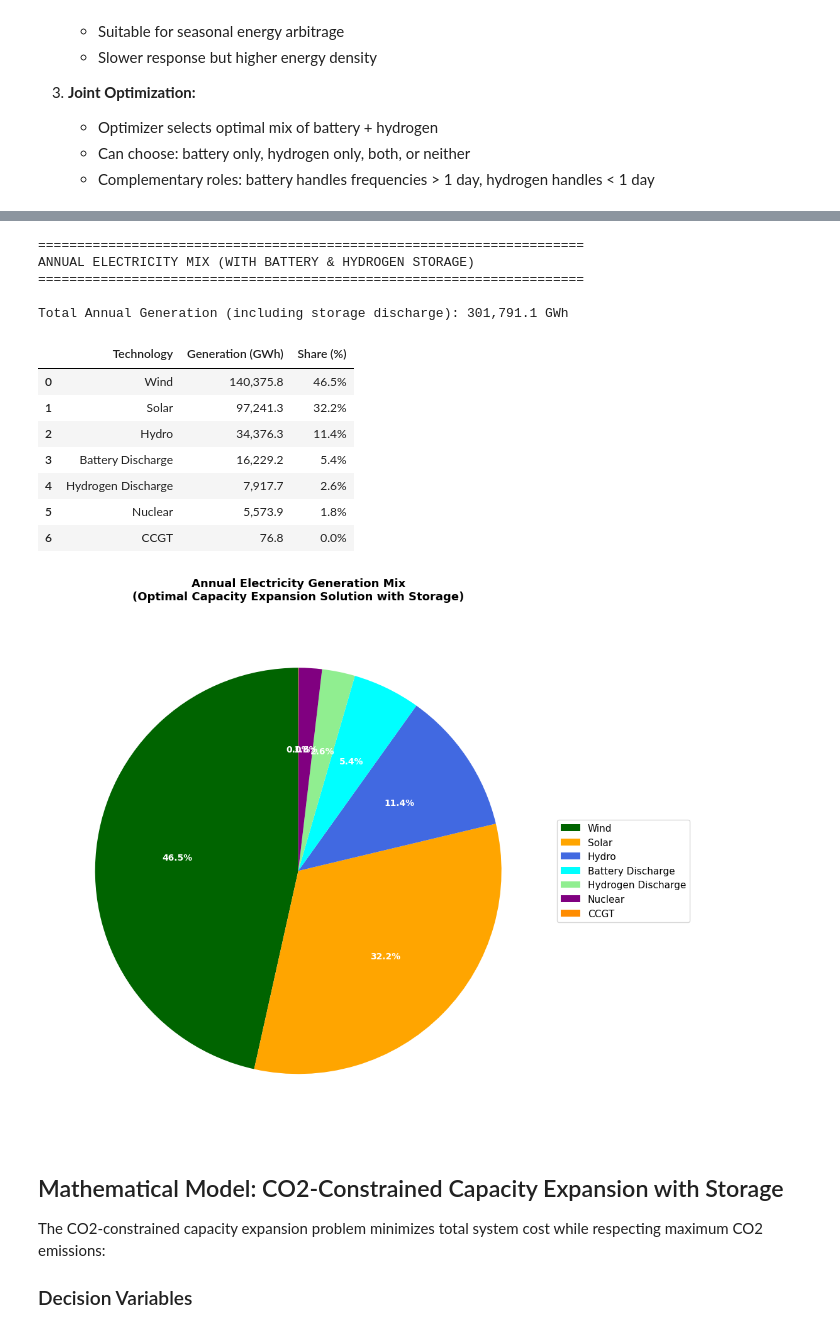
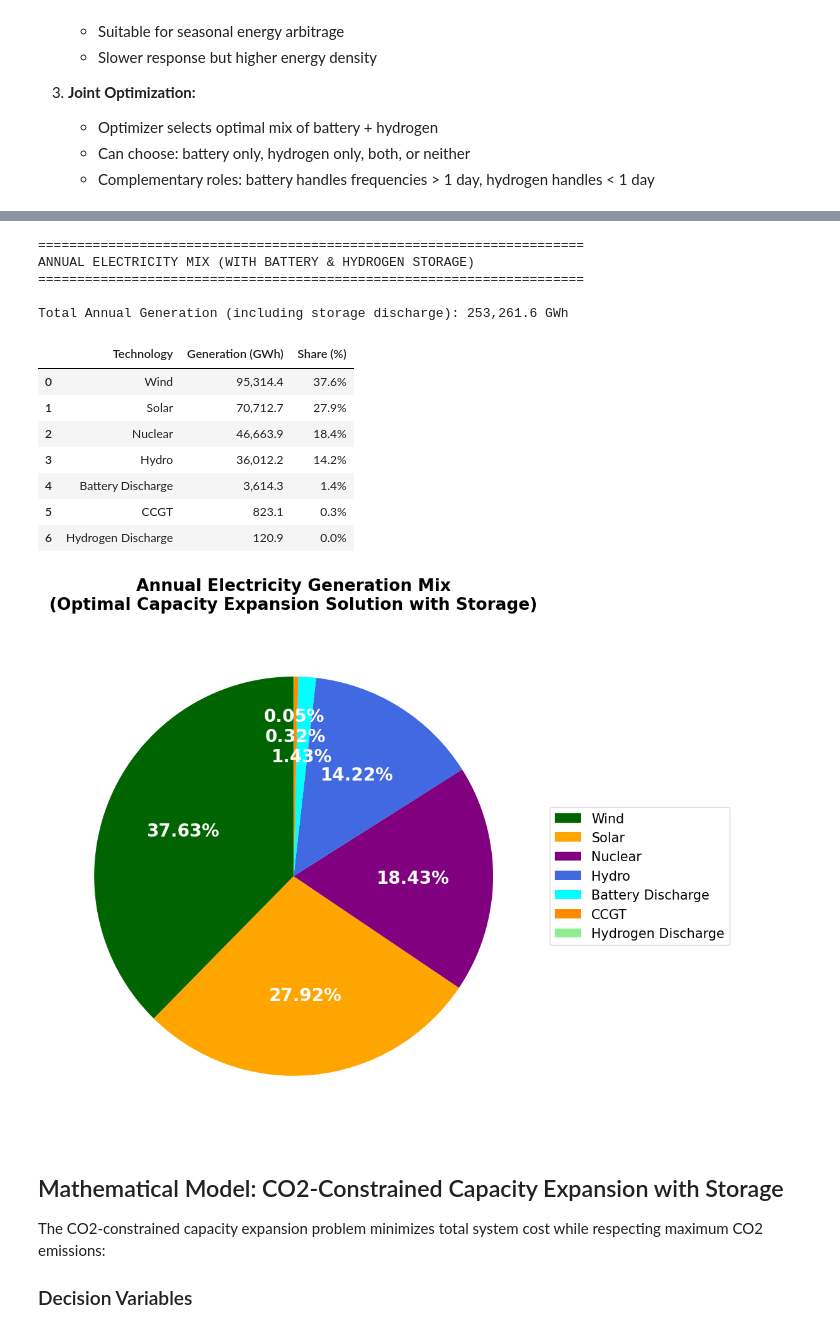
Before and after one commit to ccanoyrac/Integrated-energy-grids-Assignment, a Jupyter notebook: IEG_1_Single_country.ipynb, the cells around one changed output, grey strips where cells are left out. Saved outputs shown, nothing was run; the diff lists cells and outputs as text; code cells hidden in the pictures.

```diff
--- a/IEG_1_Single_country.ipynb
+++ b/IEG_1_Single_country.ipynb
@@ -642,12 +644,12 @@ for tech in ['Wind', 'Solar', 'Hydro', 'CCGT', 'Coal', 'Nuclear']:
 
 # === Apply capacity constraints ===
 # Limit solar and wind to 50 GW
-solar_cap_limit = 75000  # 50 GW in MW
-wind_cap_limit = 75000   # 50 GW in MW
+solar_cap_limit = 50000  # 50 GW in MW
+wind_cap_limit = 50000   # 50 GW in MW
 tech_params_opt['Solar']['max_cap'] = solar_cap_limit
 tech_params_opt['Wind']['max_cap'] = wind_cap_limit
-print(f"\nSolar capacity constraint: max = {solar_cap_limit:,.0f} MW (75 GW)")
-print(f"Wind capacity constraint: max = {wind_cap_limit:,.0f} MW (75 GW)")
+print(f"\nSolar capacity constraint: max = {solar_cap_limit:,.0f} MW (50 GW)")
+print(f"Wind capacity constraint: max = {wind_cap_limit:,.0f} MW (50 GW)")
 
 # Limit hydro to the baseline capacity used in p.u. calculations
 tech_params_opt['Hydro']['max_cap'] = hydro_cap
@@ -1649,46 +1680,66 @@ fig, ax = plt.subplots(figsize=(12, 9))
 # Sort by generation for better visualization
 sorted_techs_storage = sorted(annual_generation_storage_nonzero.keys(), key=lambda t: annual_generation_storage_nonzero[t], reverse=True)
 gen_values_storage = [annual_generation_storage_nonzero[tech] / 1000 for tech in sorted_techs_storage]  # Convert to GWh
 
 # Define color map with updated colors for Battery and Hydro
 color_map_updated = color_map.copy()
 color_map_updated['Battery Discharge'] = 'cyan'
 color_map_updated['Hydrogen Discharge'] = 'lightgreen'
 colors_pie_storage = [color_map_updated.get(tech, 'gray') for tech in sorted_techs_storage]
 
 # Create pie chart with better label positioning
-wedges, texts, autotexts = ax.pie(gen_values_storage, labels=None, autopct='%1.1f%%',
+wedges, texts, autotexts = ax.pie(gen_values_storage, labels=None, autopct='%1.2f%%',
                                      colors=colors_pie_storage, startangle=90, textprops={'fontsize': 10})
 
 # Add legend with positioned labels to avoid overlap
-ax.legend(sorted_techs_storage, loc='center left', bbox_to_anchor=(1, 0, 0.5, 1), fontsize=11)
+ax.legend(sorted_techs_storage, loc='center left', bbox_to_anchor=(1, 0, 0.5, 1), fontsize=15)
 
 # Make percentage text bold and white
 for autotext in autotexts:
     autotext.set_color('white')
     autotext.set_fontweight('bold')
-    autotext.set_fontsize(10)
+    autotext.set_fontsize(20)
+
+small_techs = ['Battery Discharge','CCGT','Hydrogen Discharge']
+
+desfase = 0
+for small_tech in small_techs:
+
+    tech_idx = sorted_techs_storage.index(small_tech)
+
+    # Get the wedge to determine its angle
+    wedge = wedges[tech_idx]
+    angle = (wedge.theta2 + wedge.theta1) / 2  # Middle angle of the wedge
+
+    # Convert angle to radians for positioning
+    angle_rad = np.radians(angle)
+
+    # Position the percentage even further outside (1.55 radius)
+    x_pct = (desfase+0.6) * np.cos(angle_rad)
+    y_pct = (desfase+0.6) * np.sin(angle_rad)
+    autotexts[tech_idx].set_position((x_pct, y_pct))
+    desfase += 0.1
 
 ax.set_title('Annual Electricity Generation Mix\n(Optimal Capacity Expansion Solution with Storage)',
-             fontsize=13, fontweight='bold', pad=20)
+             fontsize=19, fontweight='bold', pad=20)
 
 plt.tight_layout()
 plt.show()
 # %% [output]
 ======================================================================
 ANNUAL ELECTRICITY MIX (WITH BATTERY & HYDROGEN STORAGE)
 ======================================================================
 
-Total Annual Generation (including storage discharge): 301,791.1 GWh
+Total Annual Generation (including storage discharge): 253,261.6 GWh
 |  | Technology | Generation (GWh) | Share (%) |
-| 0 | Wind | 140,375.8 | 46.5% |
-| 1 | Solar | 97,241.3 | 32.2% |
-| 2 | Hydro | 34,376.3 | 11.4% |
-| 3 | Battery Discharge | 16,229.2 | 5.4% |
-| 4 | Hydrogen Discharge | 7,917.7 | 2.6% |
-| 5 | Nuclear | 5,573.9 | 1.8% |
-| 6 | CCGT | 76.8 | 0.0% |
+| 0 | Wind | 95,314.4 | 37.6% |
+| 1 | Solar | 70,712.7 | 27.9% |
+| 2 | Nuclear | 46,663.9 | 18.4% |
+| 3 | Hydro | 36,012.2 | 14.2% |
+| 4 | Battery Discharge | 3,614.3 | 1.4% |
+| 5 | CCGT | 823.1 | 0.3% |
+| 6 | Hydrogen Discharge | 120.9 | 0.0% |
-[figure, old version]
+[figure, new version]
 # %% [markdown]
 ## Mathematical Model: CO2-Constrained Capacity Expansion with Storage
 
```
Also changed, not shown: parts of 14 cells of this notebook, 13 other files.
